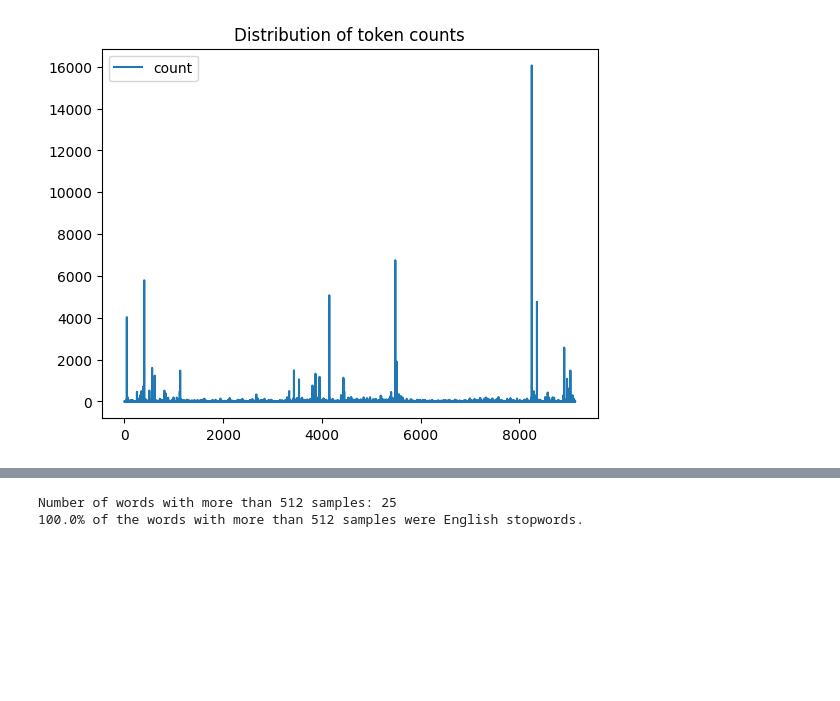
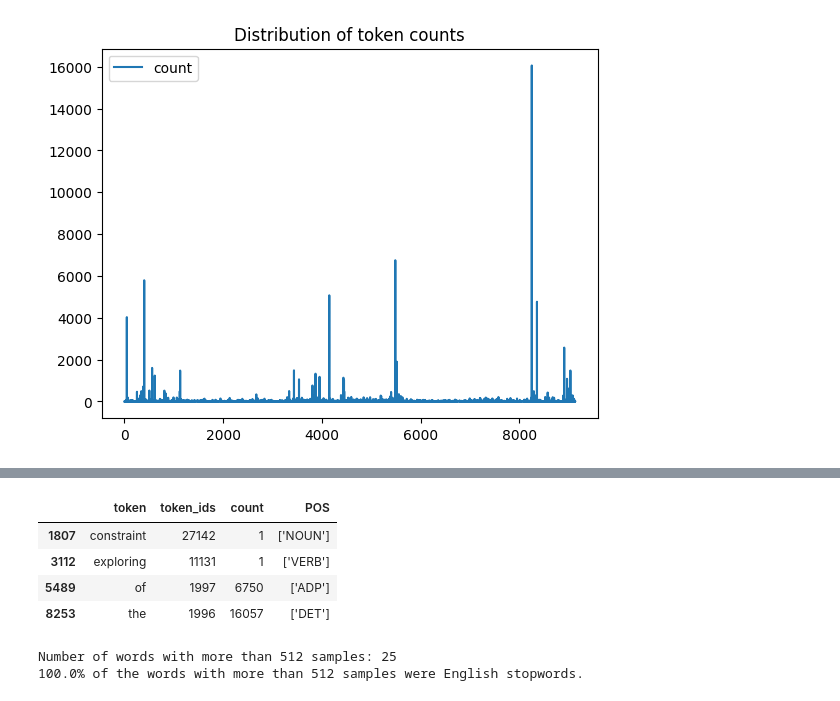
Before and after one commit to NazaninShafiabadi/NeuralLMs, a Jupyter notebook: src/stats.ipynb, the cells around one changed output, grey strips where cells are left out. Drawn from its saved outputs; the diff is of its cells as text; code cells hidden in the pictures; blank space fills up the shorter version.

```diff
--- a/src/stats.ipynb
+++ b/src/stats.ipynb
@@ -203,6 +203,13 @@ least_frequent
 # %%
-toy_wordbank = wordbank[wordbank['token'].isin(['the', 'constraint'])]
+toy_wordbank = wordbank[wordbank['token'].isin(['the', 'constraint', 'of', 'exploring'])]
 toy_wordbank.to_csv('../data/wikitext/toy_wordbank.tsv', sep='\t', index=None)
+toy_wordbank
+# %% [output]
+|  | token | token_ids | count | POS |
+| 1807 | constraint | 27142 | 1 | ['NOUN'] |
+| 3112 | exploring | 11131 | 1 | ['VERB'] |
+| 5489 | of | 1997 | 6750 | ['ADP'] |
+| 8253 | the | 1996 | 16057 | ['DET'] |
 # %%
 import stopwords
 
```
Also changed, not shown: parts of 4 cells of this notebook, 9 other files.
